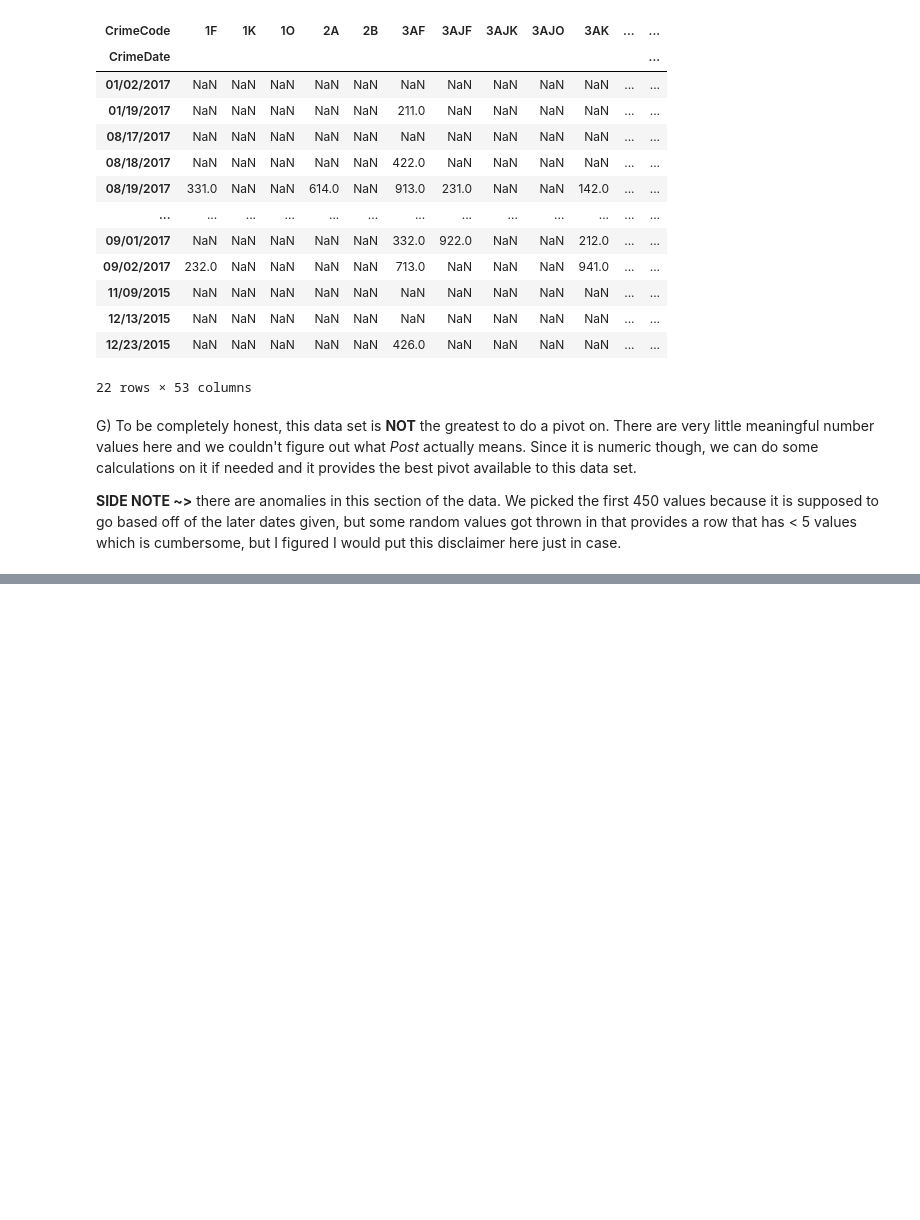
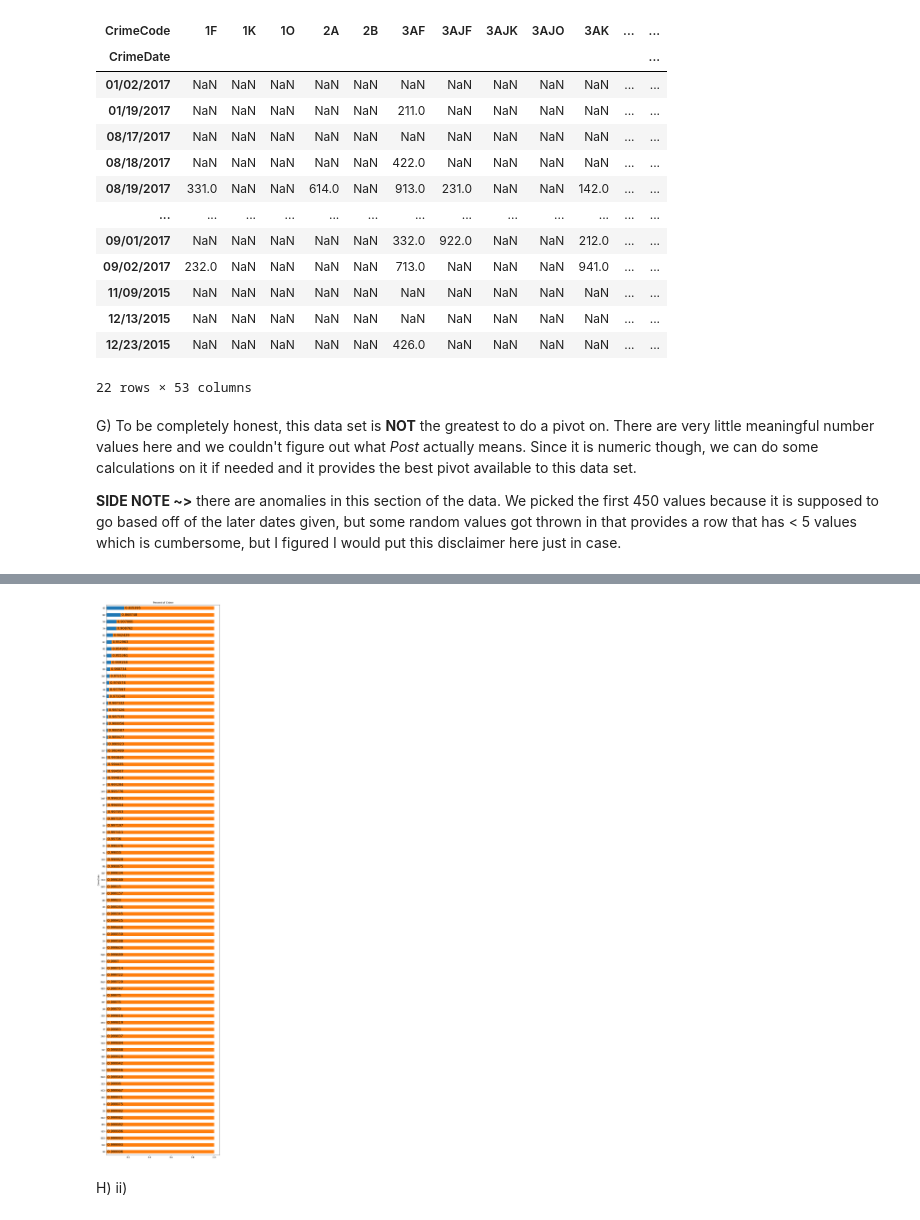
Before and after one commit to samdish7/COSC311, a Jupyter notebook: Projects/Project1/Crime.ipynb, the cells around one changed output, grey strips where cells are left out. Saved outputs shown, nothing was run; the diff lists cells and outputs as text; code cells hidden in the pictures; blank space fills up the shorter version.

```diff
--- a/Projects/Project1/Crime.ipynb
+++ b/Projects/Project1/Crime.ipynb
@@ -199,0 +170,8 @@ KeyboardInterrupt:
+# %%
+crime_stats = p.DataFrame()
+crime_stats['CrimeCode'] = crime[['CrimeCode']]
+crime_stats['Total'] = 0
+crime_stats = crime_stats.groupby('CrimeCode').count()
+crime_stats['Percent of Total'] = crime_stats['Total'] / len(crime)
+crime_stats['Percent Not'] = 1 - crime_stats['Total'] / len(crime)
+crime_stats.sort_values('Total', ascending = False)
@@ -199,0 +193,11 @@ KeyboardInterrupt:
+# %%
+crime_stats.sort_values('Total', ascending = False)
+graph = crime_stats[['Percent of Total', 'Percent Not']].sort_values('Percent of Total', ascending=True).plot.barh(figsize=(10,50), stacked=True, grid=False, legend=False, title = 'Percent of Crime')
+graph.bar_label(graph.containers[0],
+labels=n.round((1-crime_stats[['Percent of Total']].sort_values('Percent of Total', ascending=True)['Percent of Total']),6),
+color='black', fontsize=16, fmt='%2.2f', padding=5)
+graph.set_facecolor('white')
+# %% [output]
+[figure, added]
+# %% [markdown]
+H) ii)
```
Also changed, not shown: parts of 4 cells of this notebook.
